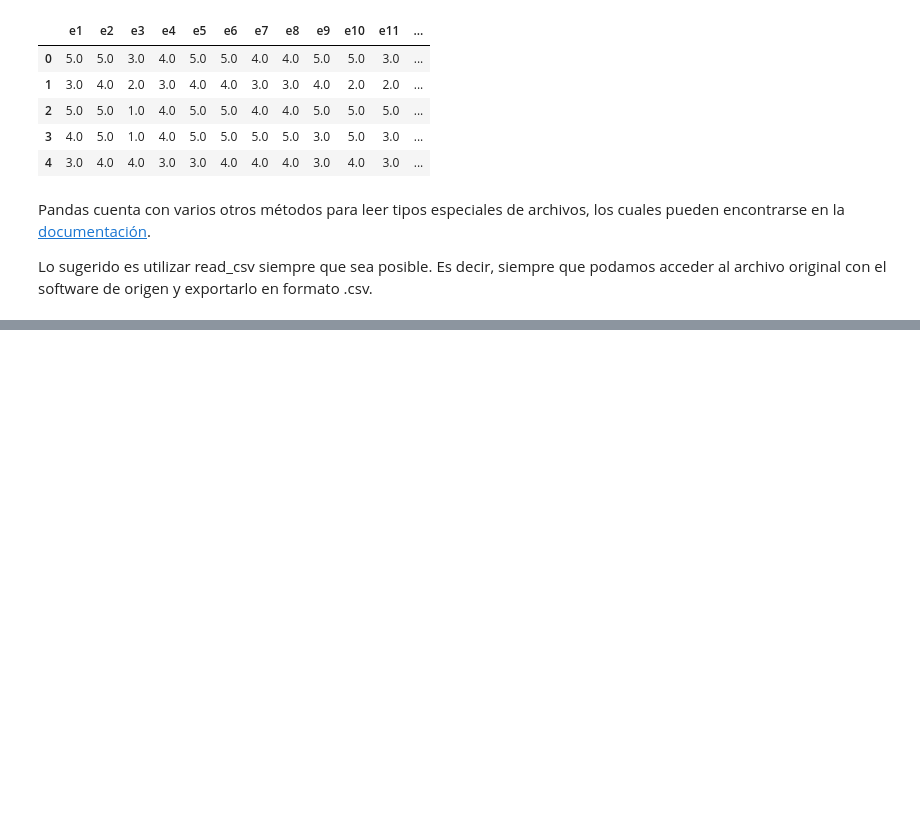
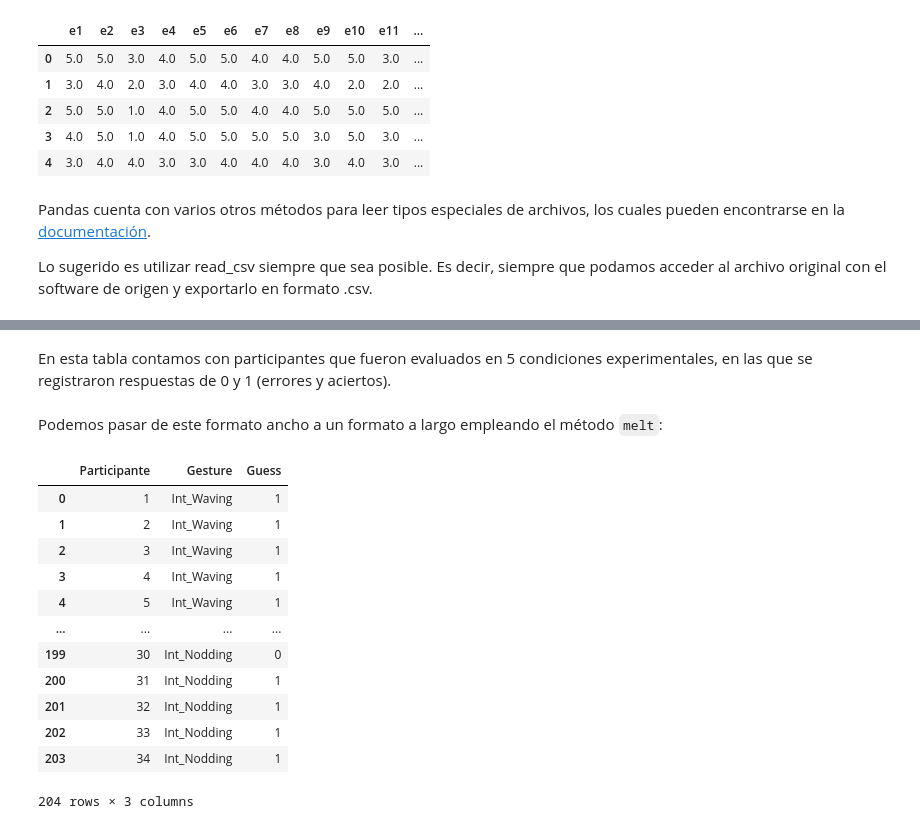
Before and after one commit to renatoparedes/IntroPythonInvestigacionPsicologia, a Jupyter notebook: AnalisisdeDatosCuantitativos/PreprocesamientoDeDatos.ipynb, the cells around one changed output, grey strips where cells are left out. Drawn from its saved outputs; the diff is of its cells as text; code cells hidden in the pictures; blank space fills up the shorter version.

```diff
--- a/AnalisisdeDatosCuantitativos/PreprocesamientoDeDatos.ipynb
+++ b/AnalisisdeDatosCuantitativos/PreprocesamientoDeDatos.ipynb
@@ -343,0 +364,21 @@ Lo sugerido es utilizar read_csv siempre que sea posible. Es decir, siempre que
+# %% [markdown]
+En esta tabla contamos con participantes que fueron evaluados en 5 condiciones experimentales, en las que se registraron respuestas de 0 y 1 (errores y aciertos).
+# %% [markdown]
+Podemos pasar de este formato ancho a un formato a largo empleando el método `melt`:
+# %%
+melt_intent = pd.melt(intent, value_name='Guess', var_name='Gesture', id_vars='Participante')
+melt_intent
+# %% [output]
+|  | Participante | Gesture | Guess |
+| 0 | 1 | Int_Waving | 1 |
+| 1 | 2 | Int_Waving | 1 |
+| 2 | 3 | Int_Waving | 1 |
+| 3 | 4 | Int_Waving | 1 |
+| 4 | 5 | Int_Waving | 1 |
+| ... | ... | ... | ... |
+| 199 | 30 | Int_Nodding | 0 |
+| 200 | 31 | Int_Nodding | 1 |
+| 201 | 32 | Int_Nodding | 1 |
+| 202 | 33 | Int_Nodding | 1 |
+| 203 | 34 | Int_Nodding | 1 |
+204 rows × 3 columns
```
Also changed, not shown: parts of 25 cells of this notebook, 1 other file.
